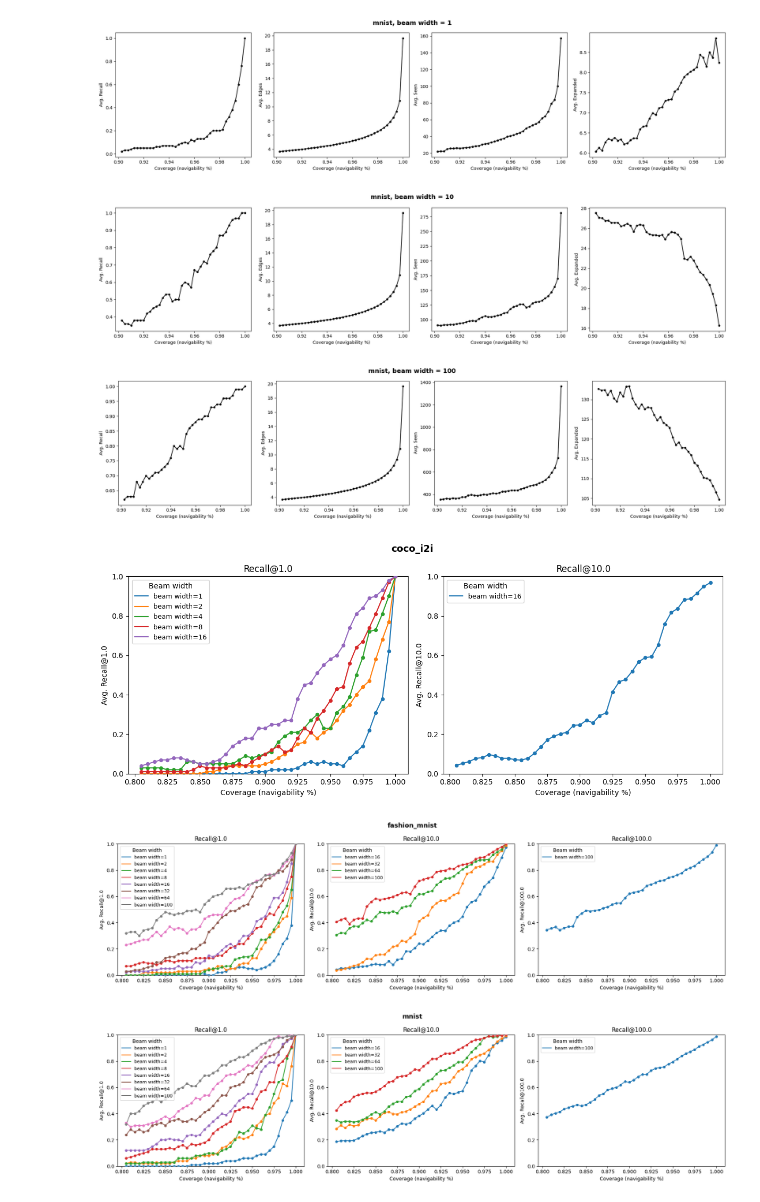
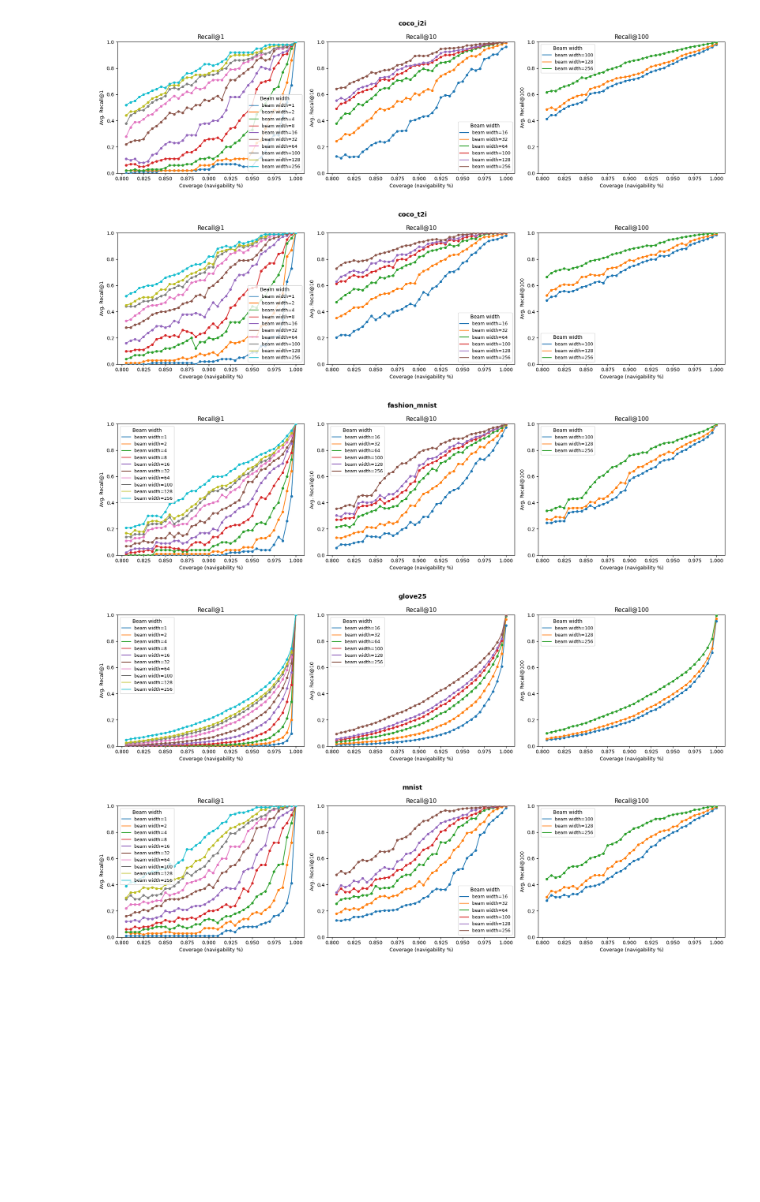
Before and after one commit to PratyushAvi/navigable-graphs, a Jupyter notebook: code/plots.ipynb, the cells around one changed output. Drawn from its saved outputs; the diff is of its cells as text; code cells hidden in the pictures; blank space fills up the shorter version.

```diff
--- a/code/plots.ipynb
+++ b/code/plots.ipynb
@@ -34,7 +34,7 @@ for _, row in df.iterrows():
     )
 
     avg_edges      = [row[f'avg_edges_{v}']      for v in coverages]
-    train_recall   = [row[f'train_recall_{v}']   for v in coverages]
+    train_precision   = [row[f'train_relevant_{v}'] / min(row['beam_width'], 100) for v in coverages]
     train_seen     = [row[f'train_seen_{v}']     for v in coverages]
     train_expanded = [row[f'train_expanded_{v}'] for v in coverages]
 
@@ -42,7 +42,7 @@ for _, row in df.iterrows():
     fig.suptitle(f"{row['dataset']}, beam width = {row['beam_width']}", fontsize=14, fontweight='bold')
 
     plot_specs = [
-        {'ylabel': 'Avg. Recall',   'train_y': train_recall},
+        {'ylabel': 'Avg. Precision',   'train_y': train_precision},
         {'ylabel': 'Avg. Edges',    'train_y': avg_edges},
         {'ylabel': 'Avg. Seen',     'train_y': train_seen},
         {'ylabel': 'Avg. Expanded', 'train_y': train_expanded},
@@ -58,10 +58,6 @@ for _, row in df.iterrows():
 
     plt.tight_layout()
     plt.show()
-# %% [output]
-[figure, removed]
-[figure, removed]
-[figure, removed]
 # %%
 import re
 import matplotlib.cm as cm
@@ -80,34 +76,36 @@ for dataset, ds_df in df.groupby('dataset'):
     valid_ks = [k for k in RECALL_KS if not ds_df[(ds_df['k'] == k) & (ds_df['beam_width'] >= k)].empty]
     if not valid_ks:
         continue
 
     fig, axes = plt.subplots(1, len(valid_ks), figsize=(6 * len(valid_ks), 5))
     if len(valid_ks) == 1:
         axes = [axes]
     fig.suptitle(dataset, fontsize=13, fontweight='bold')
 
     for ax, k in zip(axes, valid_ks):
         k_df = ds_df[(ds_df['k'] == k) & (ds_df['beam_width'] >= k)]
 
         beam_widths = sorted(k_df['beam_width'].unique())
         colors      = cm.tab10.colors[:len(beam_widths)]
         color_map   = dict(zip(beam_widths, colors))
 
         for _, row in k_df.iterrows():
             bw    = row['beam_width']
-            ys    = [row[f'train_recall_{v}'] for v in coverages]
+            ys    = [row[f'train_relevant_{v}'] / row['k'] for v in coverages]
             ax.plot(coverages, ys, color=color_map[bw], linewidth=1.5, label=f'beam width={bw}')
             ax.scatter(coverages, ys, color=color_map[bw], s=18, zorder=5)
 
         ax.set_title(f'Recall@{k}')
         ax.set_xlabel('Coverage (navigability %)')
         ax.set_ylabel(f'Avg. Recall@{k}')
         ax.set_ylim(0,1)
         ax.legend(title='Beam width', fontsize=9)
 
     plt.tight_layout()
     plt.show()
 # %% [output]
-[figure, old version]
+[figure, new version]
-[figure, old version]
+[figure, new version]
-[figure, old version]
+[figure, new version]
+[figure, added]
+[figure, added]
```
Also changed, not shown: parts of 1 cell of this notebook, 1 other file.
